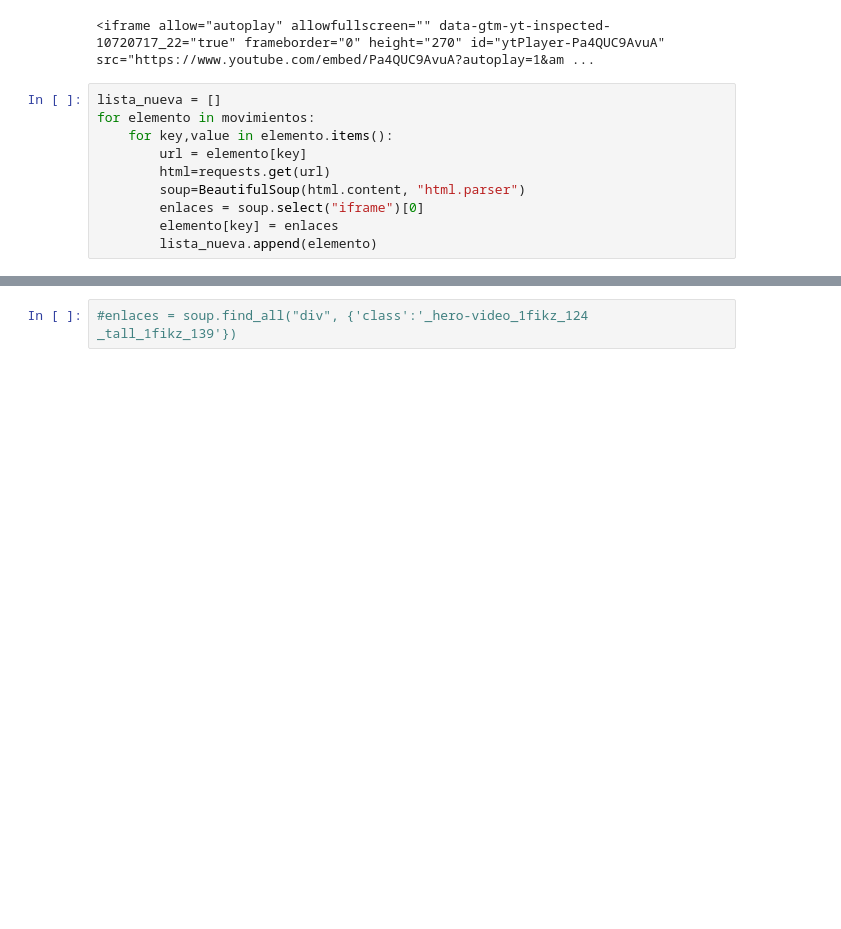
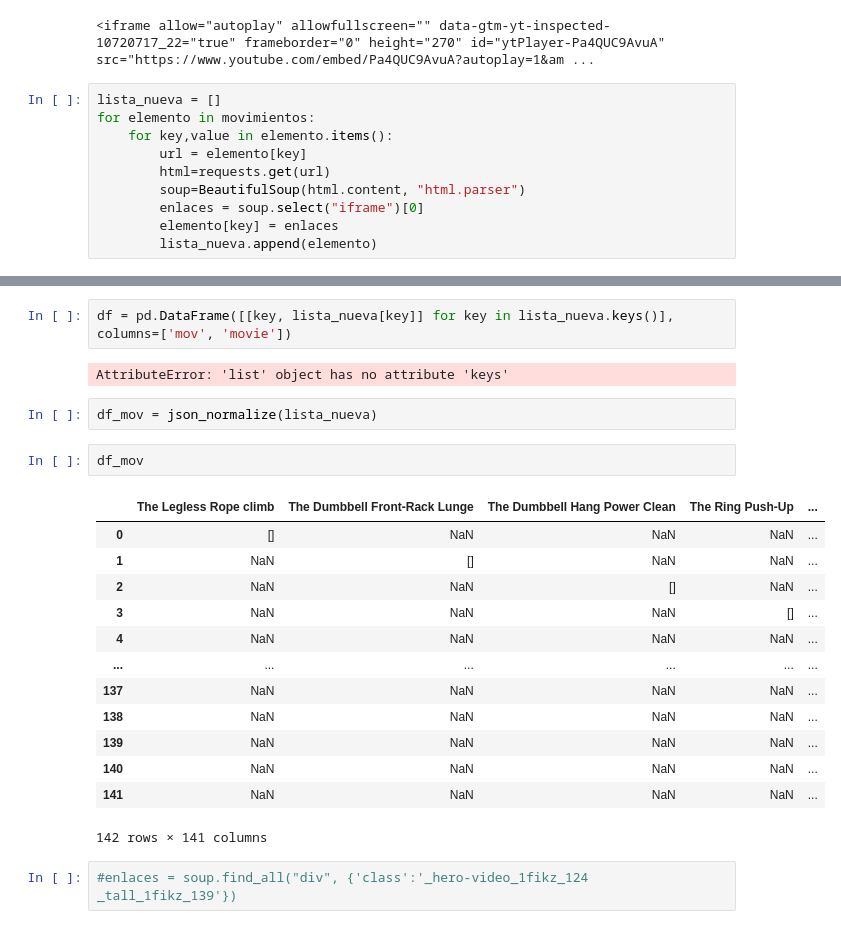
Before and after one commit to Beapsp/Conoce-prueba-practica_Crossfit, a Jupyter notebook: Notebooks/web_scraping-videos.ipynb, the cells around one changed output, grey strips where cells are left out. Drawn from its saved outputs; the diff is of its cells as text; blank space fills up the shorter version.

```diff
--- a/Notebooks/web_scraping-videos.ipynb
+++ b/Notebooks/web_scraping-videos.ipynb
@@ -133,6 +134,28 @@ lista_nueva
  {'The GHD Back Extension': <iframe allow="autoplay" allowfullscreen="" data-gtm-yt-inspected-10720717_22="true" frameborder="0" height="270" id="ytPlayer-ivDB23Kcv-A" src="https://www.youtube.com/emb ...
  {'The Shoulder Press': <iframe allow="autoplay" allowfullscreen="" data-gtm-yt-inspected-10720717_22="true" frameborder="0" height="270" id="ytPlayer-5yWaNOvgFCM" src="https://www.youtube.com/embed/5 ...
  {'The Air Squat': <iframe allow="autoplay" allowfullscreen="" data-gtm-yt-inspected-10720717_22="true" frameborder="0" height="270" id="ytPlayer-rMvwVtlqjTE" src="https://www.youtube.com/embed/rMvwVt ...
+# %%
+df = pd.DataFrame([[key, lista_nueva[key]] for key in lista_nueva.keys()], columns=['mov', 'movie'])
+# %% [output]
+AttributeError: 'list' object has no attribute 'keys'
+# %%
+df_mov = json_normalize(lista_nueva)
+# %%
+df_mov
+# %% [output]
+|  | The Legless Rope climb | The Dumbbell Front-Rack Lunge | The Dumbbell Hang Power Clean | The Ring Push-Up | ... |
+| 0 | [] | NaN | NaN | NaN | ... |
+| 1 | NaN | [] | NaN | NaN | ... |
+| 2 | NaN | NaN | [] | NaN | ... |
+| 3 | NaN | NaN | NaN | [] | ... |
+| 4 | NaN | NaN | NaN | NaN | ... |
+| ... | ... | ... | ... | ... | ... |
+| 137 | NaN | NaN | NaN | NaN | ... |
+| 138 | NaN | NaN | NaN | NaN | ... |
+| 139 | NaN | NaN | NaN | NaN | ... |
+| 140 | NaN | NaN | NaN | NaN | ... |
+| 141 | NaN | NaN | NaN | NaN | ... |
+142 rows × 141 columns
 # %%
 #enlaces = soup.find_all("div", {'class':'_hero-video_1fikz_124 _tall_1fikz_139'})
 # %%
```
Also changed, not shown: parts of 1 cell of this notebook, 1 other file.
